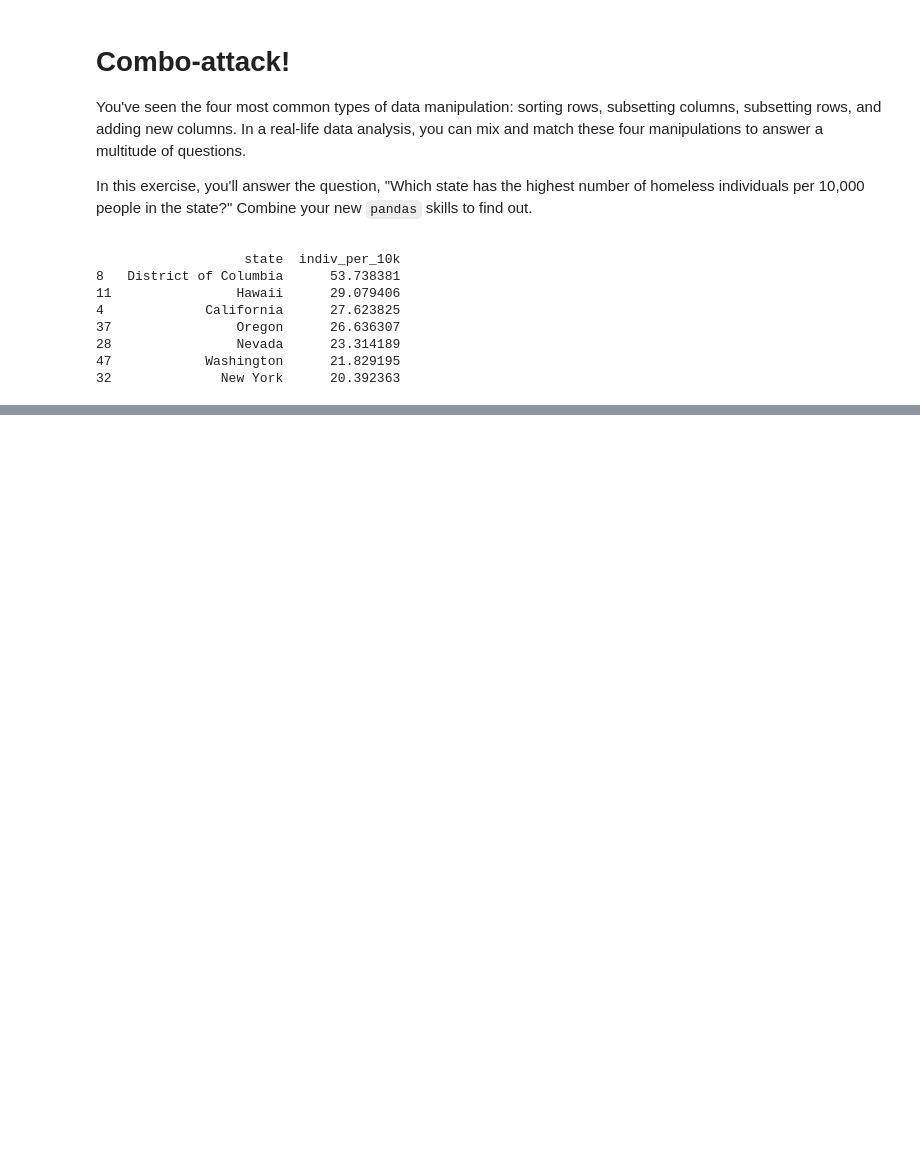
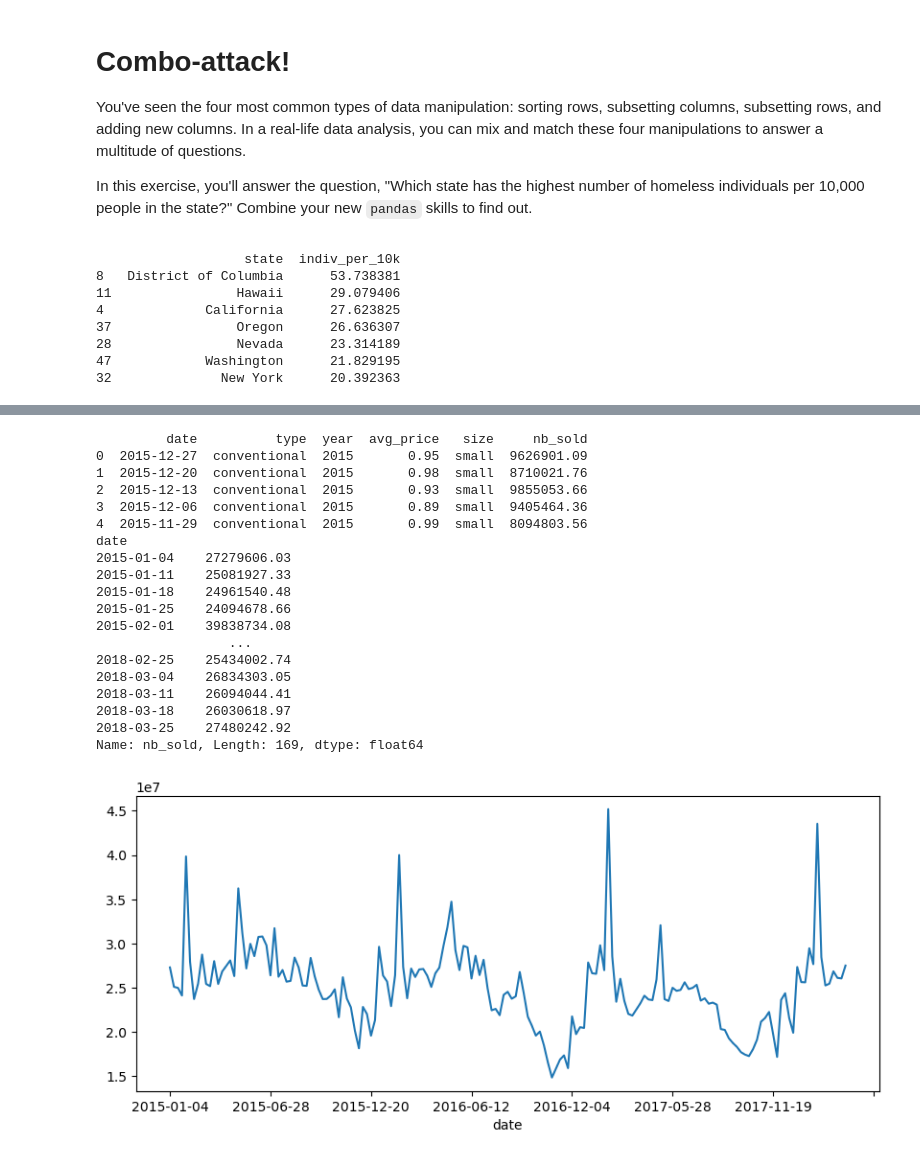
Before and after one commit to mhpolas/Data-analysis-with-python, a Jupyter notebook: Python/Data Manipulation.ipynb, the cells around one changed output, grey strips where cells are left out. Drawn from its saved outputs; the diff is of its cells as text; code cells hidden in the pictures; blank space fills up the shorter version.

```diff
--- a/Python/Data Manipulation.ipynb
+++ b/Python/Data Manipulation.ipynb
@@ -374,0 +1156,33 @@ print(result)
+# %%
+print(avocados.head())
+# Get the total number of avocados sold on each date
+nb_sold_by_date = avocados.groupby('date')['nb_sold'].sum()
+
+print(nb_sold_by_date)
+# Create a line plot of the number of avocados sold by date
+plt.figure(figsize=(10,4))
+nb_sold_by_date.plot(x="date", y="nb_sold")
+
+# Show the plot
+plt.show()
+# %% [output]
+         date          type  year  avg_price   size     nb_sold
+0  2015-12-27  conventional  2015       0.95  small  9626901.09
+1  2015-12-20  conventional  2015       0.98  small  8710021.76
+2  2015-12-13  conventional  2015       0.93  small  9855053.66
+3  2015-12-06  conventional  2015       0.89  small  9405464.36
+4  2015-11-29  conventional  2015       0.99  small  8094803.56
+date
+2015-01-04    27279606.03
+2015-01-11    25081927.33
+2015-01-18    24961540.48
+2015-01-25    24094678.66
+2015-02-01    39838734.08
+                 ...
+2018-02-25    25434002.74
+2018-03-04    26834303.05
+2018-03-11    26094044.41
+2018-03-18    26030618.97
+2018-03-25    27480242.92
+Name: nb_sold, Length: 169, dtype: float64
+[figure, added]
```
Also changed, not shown: parts of 78 cells of this notebook.
